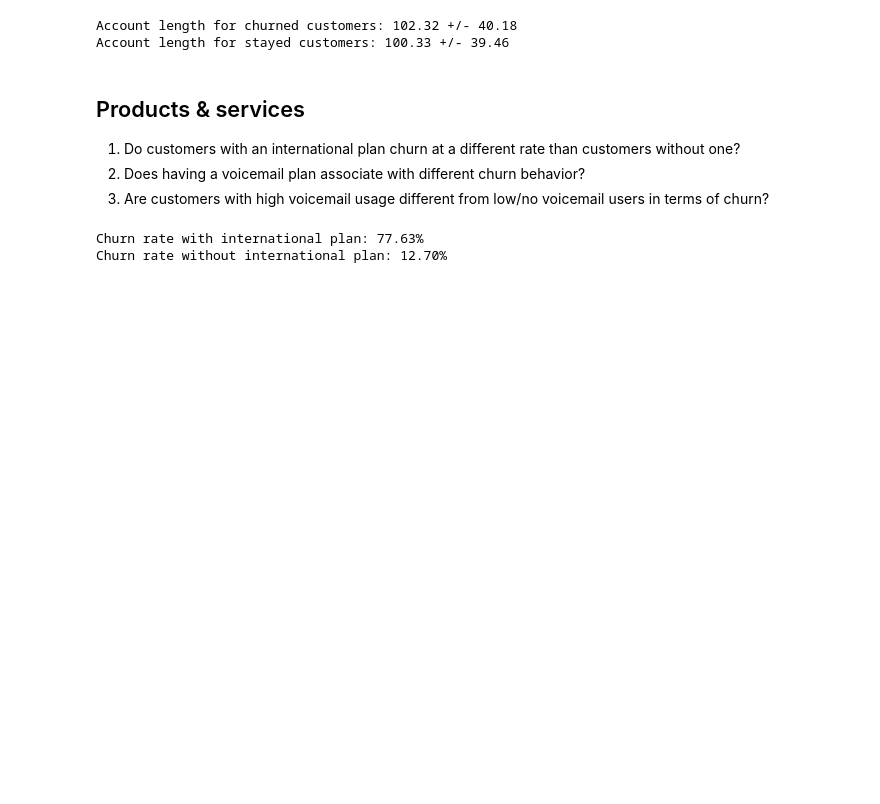
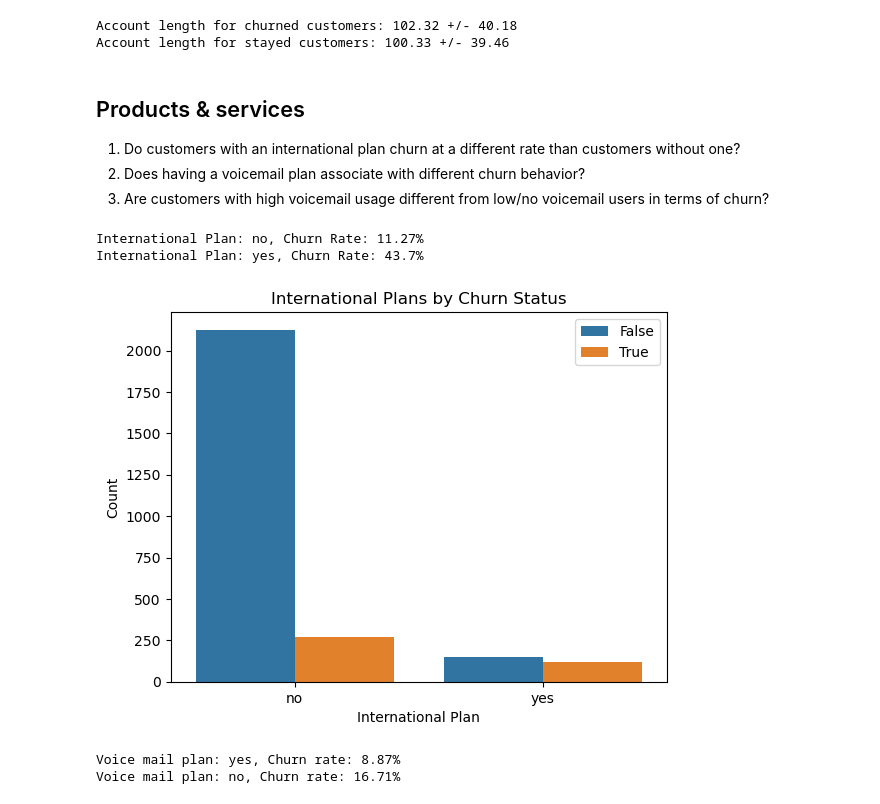
Before and after one commit to Erfan-Taherirani/Data_Science, a Jupyter notebook: Telecom Customer Churn/notebooks/data_understanding.ipynb, the cells around one changed output. Cells and saved outputs as stored; diff of their text form; code cells hidden in the pictures; blank space fills up the shorter version.

```diff
--- a/Telecom Customer Churn/notebooks/data_understanding.ipynb
+++ b/Telecom Customer Churn/notebooks/data_understanding.ipynb
@@ -498,19 +417,36 @@ def get_customers_with_no_voice_mail_plan(df):
 # %%
-def get_churn_risk_by_intl_plan(df):
-    df_intl = get_customers_with_intl_plan(df)
-    df_no_intl = get_customers_with_no_intl_plan(df)
+def get_intl_churn_rates(df):
+	intl_divided_data = get_divided_data(df, "international_plan")
+	intl_churn_rates = get_churn_rate(intl_divided_data)
+	for value, churn_rate in intl_churn_rates.items():
+		print(f"International Plan: {value}, Churn Rate: {churn_rate}%")
 
-	# calculate churn rates
-    churn_rate_intl = (df_intl['churn'].value_counts() / df_intl.shape[0] * 100).values.tolist()
-    churn_rate_no_intl = (df_no_intl['churn'].value_counts() / df_no_intl.shape[0] * 100).values.tolist()
-
-    churn_rate_intl = churn_rate_intl[1] / churn_rate_intl[0] * 100
-    churn_rate_no_intl = churn_rate_no_intl[1] / churn_rate_no_intl[0] * 100
-
-    print(f"Churn rate with international plan: {churn_rate_intl:.2f}%")
-    print(f"Churn rate without international plan: {churn_rate_no_intl:.2f}%")
-
-get_churn_risk_by_intl_plan(df)
+get_intl_churn_rates(df)
 # %% [output]
-Churn rate with international plan: 77.63%
-Churn rate without international plan: 12.70%
+International Plan: no, Churn Rate: 11.27%
+International Plan: yes, Churn Rate: 43.7%
+# %%
+sns.countplot(
+    data=df,
+    x="international_plan",
+    hue="churn",
+)
+
+plt.title("International Plans by Churn Status")
+plt.xlabel("International Plan")
+plt.ylabel("Count")
+plt.legend(loc="upper right")
+plt.show()
+# %% [output]
+[figure, added]
+# %%
+def get_vmail_churn_rate(df):
+    vmail_divided_data = get_divided_data(df, "voice_mail_plan")
+    vmail_churn_rates = get_churn_rate(vmail_divided_data)
+    for value, churn_rate in vmail_churn_rates.items():
+        print(f"Voice mail plan: {value}, Churn rate: {churn_rate}%")
+
+get_vmail_churn_rate(df)
+# %% [output]
+Voice mail plan: yes, Churn rate: 8.87%
+Voice mail plan: no, Churn rate: 16.71%
```
Also changed, not shown: parts of 14 cells of this notebook, 3 other files.
